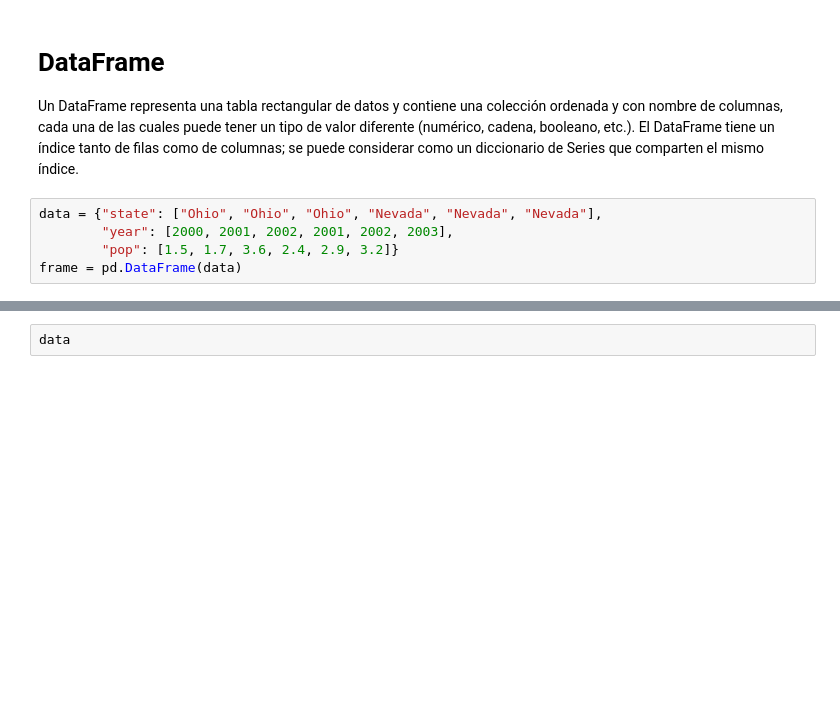
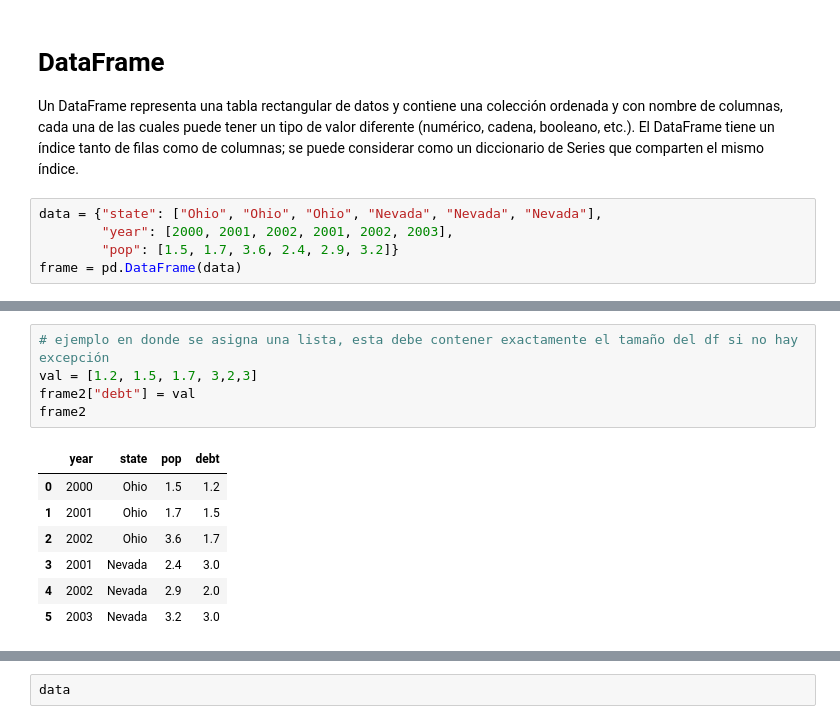
Before and after one commit to ferchogmv15/PythonForDataAnalysis-3Edition, a Jupyter notebook: ch05.ipynb, the cells around one changed output, grey strips where cells are left out. Cells and saved outputs as stored; diff of their text form; blank space fills up the shorter version.

```diff
--- a/ch05.ipynb
+++ b/ch05.ipynb
@@ -227,0 +330,13 @@ frame2.columns
+# %%
+# ejemplo en donde se asigna una lista, esta debe contener exactamente el tamaño del df si no hay excepción
+val = [1.2, 1.5, 1.7, 3,2,3]
+frame2["debt"] = val
+frame2
+# %% [output]
+|  | year | state | pop | debt |
+| 0 | 2000 | Ohio | 1.5 | 1.2 |
+| 1 | 2001 | Ohio | 1.7 | 1.5 |
+| 2 | 2002 | Ohio | 3.6 | 1.7 |
+| 3 | 2001 | Nevada | 2.4 | 3.0 |
+| 4 | 2002 | Nevada | 2.9 | 2.0 |
+| 5 | 2003 | Nevada | 3.2 | 3.0 |
```
Also changed, not shown: parts of 151 cells of this notebook.
